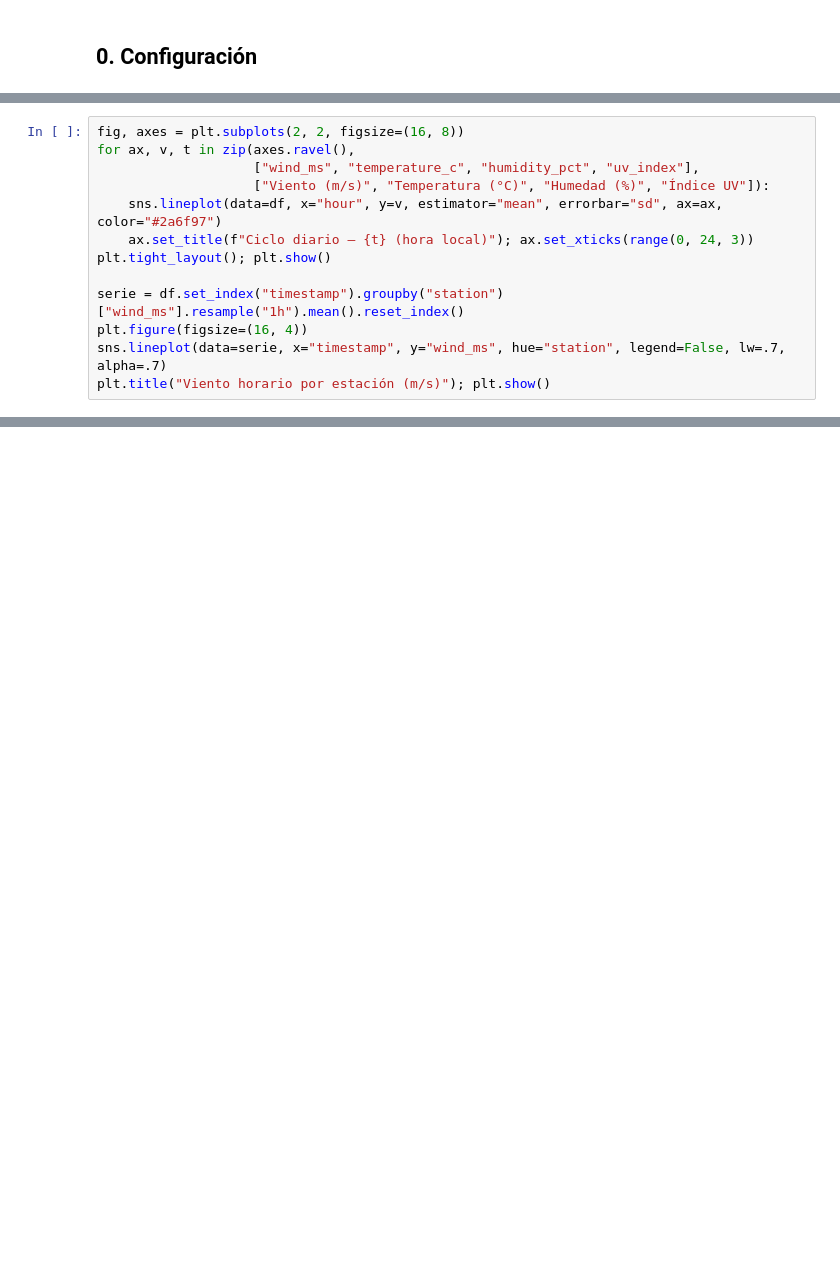
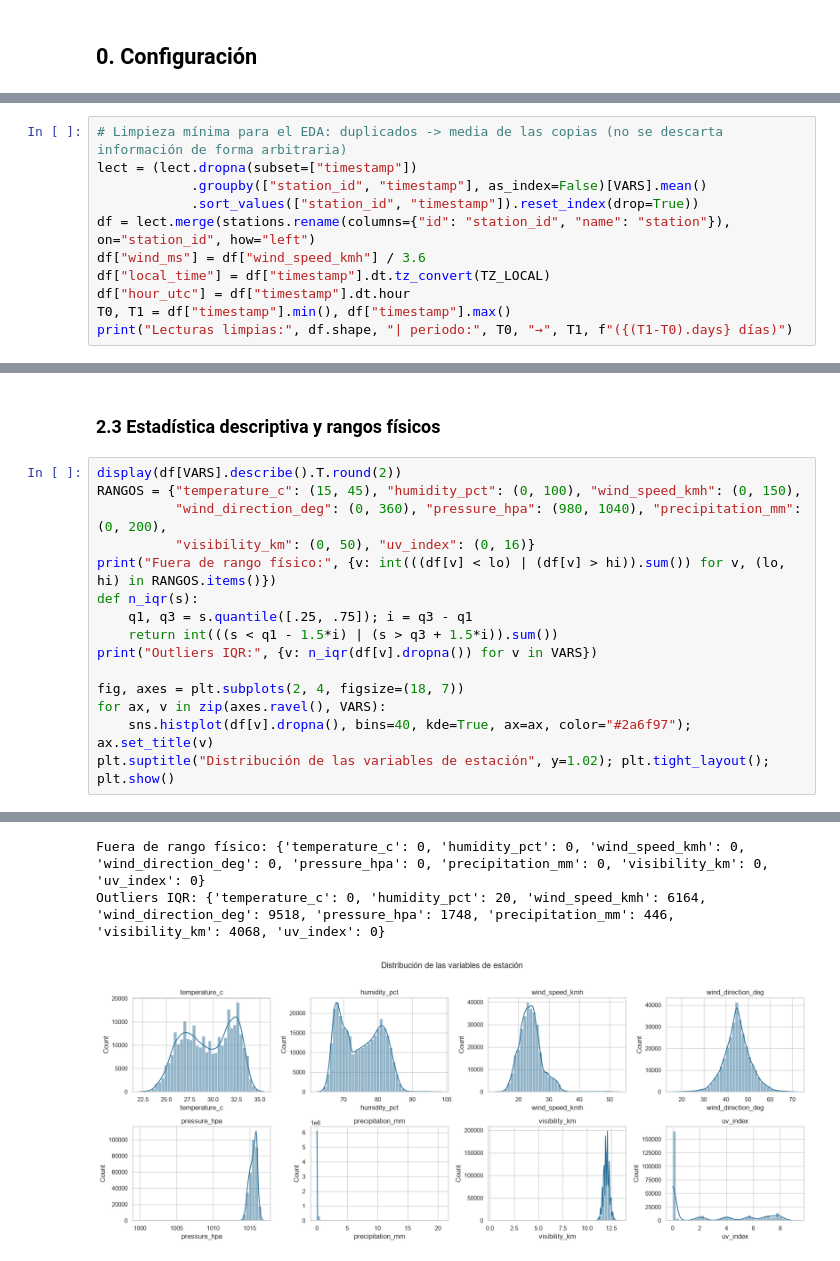
Before and after one commit to ginolevanoDev/PROYECTO_COMP_I, a Jupyter notebook: notebooks/EDA_Aruba_Energia.ipynb, the cells around one changed output, grey strips where cells are left out. Drawn from its saved outputs; the diff is of its cells as text; blank space fills up the shorter version.

```diff
--- a/notebooks/EDA_Aruba_Energia.ipynb
+++ b/notebooks/EDA_Aruba_Energia.ipynb
@@ -268,13 +20,0 @@ plt.tight_layout(); plt.show()
-# %%
-fig, axes = plt.subplots(2, 2, figsize=(16, 8))
-for ax, v, t in zip(axes.ravel(),
-                    ["wind_ms", "temperature_c", "humidity_pct", "uv_index"],
-                    ["Viento (m/s)", "Temperatura (°C)", "Humedad (%)", "Índice UV"]):
-    sns.lineplot(data=df, x="hour", y=v, estimator="mean", errorbar="sd", ax=ax, color="#2a6f97")
-    ax.set_title(f"Ciclo diario – {t} (hora local)"); ax.set_xticks(range(0, 24, 3))
-plt.tight_layout(); plt.show()
-
-serie = df.set_index("timestamp").groupby("station")["wind_ms"].resample("1h").mean().reset_index()
-plt.figure(figsize=(16, 4))
-sns.lineplot(data=serie, x="timestamp", y="wind_ms", hue="station", legend=False, lw=.7, alpha=.7)
-plt.title("Viento horario por estación (m/s)"); plt.show()
@@ -576,0 +241,11 @@ Persistencia t+15 min → RMSE = 286.9 kW | R² = 0.994   (línea base a superar
+# %%
+# Limpieza mínima para el EDA: duplicados -> media de las copias (no se descarta información de forma arbitraria)
+lect = (lect.dropna(subset=["timestamp"])
+            .groupby(["station_id", "timestamp"], as_index=False)[VARS].mean()
+            .sort_values(["station_id", "timestamp"]).reset_index(drop=True))
+df = lect.merge(stations.rename(columns={"id": "station_id", "name": "station"}), on="station_id", how="left")
+df["wind_ms"] = df["wind_speed_kmh"] / 3.6
+df["local_time"] = df["timestamp"].dt.tz_convert(TZ_LOCAL)
+df["hour_utc"] = df["timestamp"].dt.hour
+T0, T1 = df["timestamp"].min(), df["timestamp"].max()
+print("Lecturas limpias:", df.shape, "| periodo:", T0, "→", T1, f"({(T1-T0).days} días)")
@@ -576,0 +281,18 @@ Persistencia t+15 min → RMSE = 286.9 kW | R² = 0.994   (línea base a superar
+# %% [markdown]
+### 2.3 Estadística descriptiva y rangos físicos
+# %%
+display(df[VARS].describe().T.round(2))
+RANGOS = {"temperature_c": (15, 45), "humidity_pct": (0, 100), "wind_speed_kmh": (0, 150),
+          "wind_direction_deg": (0, 360), "pressure_hpa": (980, 1040), "precipitation_mm": (0, 200),
+          "visibility_km": (0, 50), "uv_index": (0, 16)}
+print("Fuera de rango físico:", {v: int(((df[v] < lo) | (df[v] > hi)).sum()) for v, (lo, hi) in RANGOS.items()})
+def n_iqr(s):
+    q1, q3 = s.quantile([.25, .75]); i = q3 - q1
+    return int(((s < q1 - 1.5*i) | (s > q3 + 1.5*i)).sum())
+print("Outliers IQR:", {v: n_iqr(df[v].dropna()) for v in VARS})
+
+fig, axes = plt.subplots(2, 4, figsize=(18, 7))
+for ax, v in zip(axes.ravel(), VARS):
+    sns.histplot(df[v].dropna(), bins=40, kde=True, ax=ax, color="#2a6f97"); ax.set_title(v)
+plt.suptitle("Distribución de las variables de estación", y=1.02); plt.tight_layout(); plt.show()
+# %% [output]
@@ -576,0 +308,3 @@ Persistencia t+15 min → RMSE = 286.9 kW | R² = 0.994   (línea base a superar
+Fuera de rango físico: {'temperature_c': 0, 'humidity_pct': 0, 'wind_speed_kmh': 0, 'wind_direction_deg': 0, 'pressure_hpa': 0, 'precipitation_mm': 0, 'visibility_km': 0, 'uv_index': 0}
+Outliers IQR: {'temperature_c': 0, 'humidity_pct': 20, 'wind_speed_kmh': 6164, 'wind_direction_deg': 9518, 'pressure_hpa': 1748, 'precipitation_mm': 446, 'visibility_km': 4068, 'uv_index': 0}
+[figure, added]
```
Also changed, not shown: parts of 74 cells of this notebook, 12 other files.
